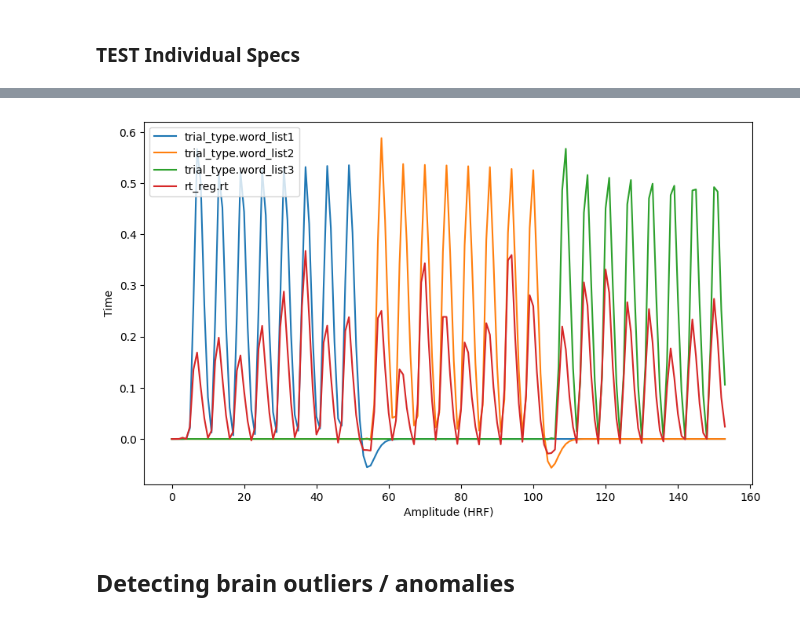
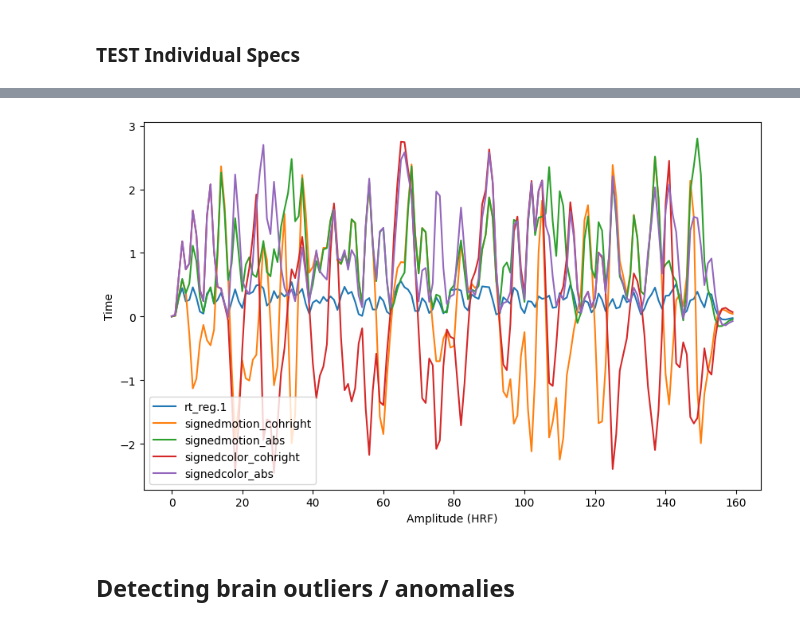
Before and after one commit to lobennett/openneuro_glmfitlins, a Jupyter notebook: scripts/jupyter_notebooks/transformations.ipynb, the cells around one changed output, grey strips where cells are left out. Saved outputs shown, nothing was run; the diff lists cells and outputs as text; code cells hidden in the pictures.

```diff
--- a/scripts/jupyter_notebooks/transformations.ipynb
+++ b/scripts/jupyter_notebooks/transformations.ipynb
@@ -1900,17 +1912,17 @@ plot_design_matrix(outputs[0].X)
 # %%
 plt.figure(figsize=(10, 6))
-columns_to_plot = ['trial_type.word_list1', 'trial_type.word_list2', 'trial_type.word_list3', 'rt_reg.rt']
+columns_to_plot = ['rt_reg.1', 'signedmotion_cohright', 'signedmotion_abs', 'signedcolor_cohright','signedcolor_abs', ]
 data_to_plot = outputs[0].X[0:300]
 
 for i, col in enumerate(columns_to_plot):
     plt.plot(data_to_plot[col], label=col)
 
 plt.xlabel('Amplitude (HRF)')
 plt.ylabel('Time')
 plt.legend()
 plt.show()
 # %% [output]
-[figure, old version]
+[figure, new version]
 # %% [markdown]
 ## Detecting brain outliers / anomalies
 # %%
```
Also changed, not shown: parts of 4 cells of this notebook, 28 other files.
